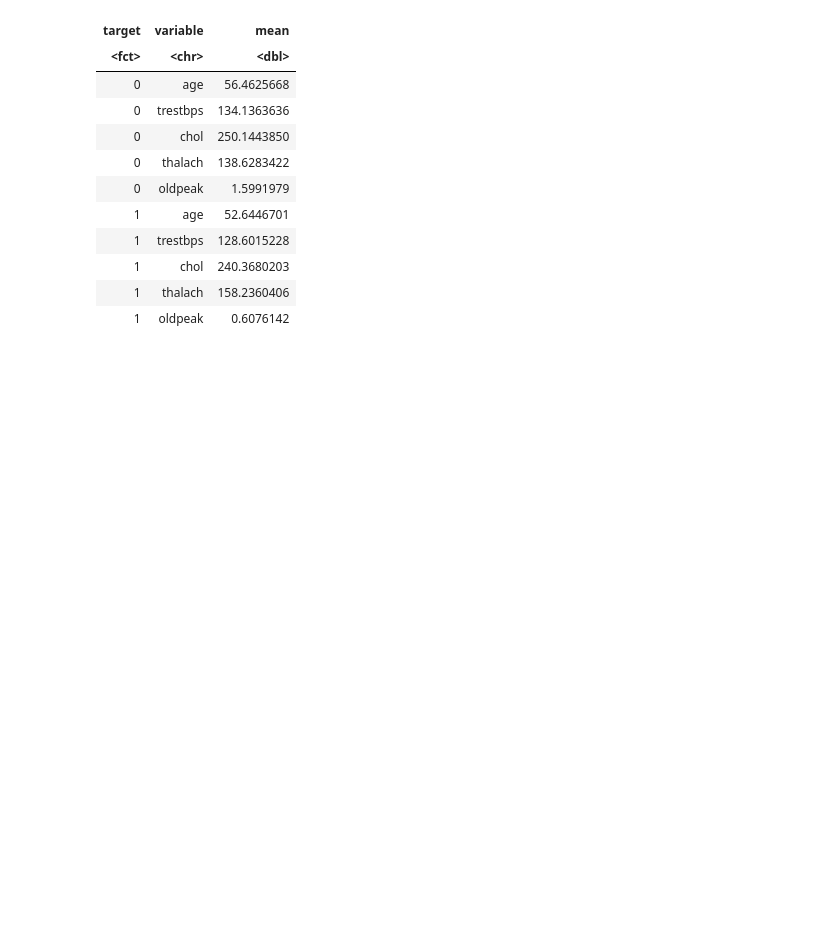
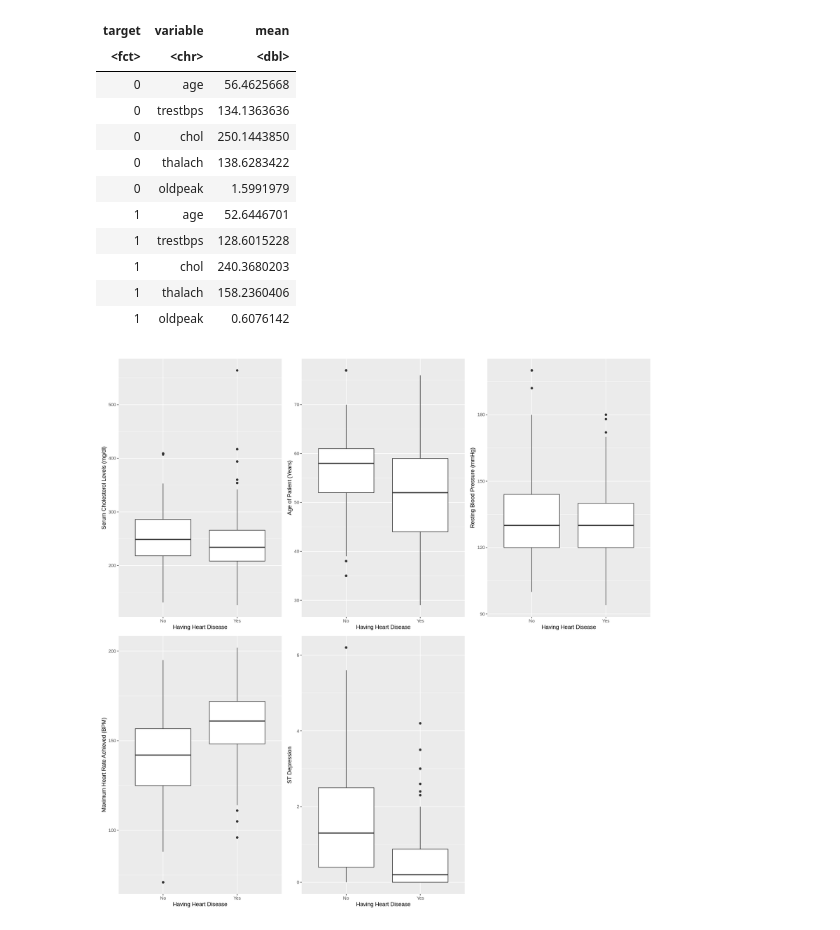
Before and after one commit to maggie63/dsci-100-group-34, a Jupyter notebook: proposal.ipynb, the cells around one changed output. Cells and saved outputs as stored; diff of their text form; code cells hidden in the pictures; blank space fills up the shorter version.

Commit message:
added visualization

```diff
--- a/proposal.ipynb
+++ b/proposal.ipynb
@@ -80,3 +60,39 @@ A tibble: 10 × 3
 | 1 | chol | 240.3680203 |
 | 1 | thalach | 158.2360406 |
 | 1 | oldpeak | 0.6076142 |
+# %%
+options(repr.plot.width = 15, repr.plot.height = 15)
+heart_plot_chol <- heart_training |>
+ggplot(aes(x = as_factor(target), y = chol)) +
+geom_boxplot() +
+labs(x = "Having Heart Disease", y = "Serum Cholesterol Levels (mg/dl)") +
+scale_x_discrete(labels = c("No", "Yes"))
+
+heart_plot_age <- heart_training |>
+ggplot(aes(x = as_factor(target), y = age)) +
+geom_boxplot() +
+labs(x = "Having Heart Disease", y = "Age of Patient (Years)") +
+scale_x_discrete(labels = c("No", "Yes"))
+
+heart_plot_bps <- heart_training |>
+ggplot(aes(x = as_factor(target), y = trestbps)) +
+geom_boxplot() +
+labs(x = "Having Heart Disease", y = "Resting Blood Pressure (mmHg)") +
+scale_x_discrete(labels = c("No", "Yes"))
+
+heart_plot_max <- heart_training |>
+ggplot(aes(x = as_factor(target), y = thalach)) +
+geom_boxplot() +
+labs(x = "Having Heart Disease", y = "Maximum Heart Rate Achieved (BPM)") +
+scale_x_discrete(labels = c("No", "Yes"))
+
+heart_plot_st <- heart_training |>
+ggplot(aes(x = as_factor(target), y = oldpeak)) +
+geom_boxplot() +
+labs(x = "Having Heart Disease", y = "ST Depression") +
+scale_x_discrete(labels = c("No", "Yes"))
+
+heart_plot <- heart_plot_chol + heart_plot_age + heart_plot_bps + heart_plot_max + heart_plot_st + plot_layout(ncol = 3)
+heart_plot
+# %% [output]
+[figure, added]
```
Also changed, not shown: parts of 2 cells of this notebook.
